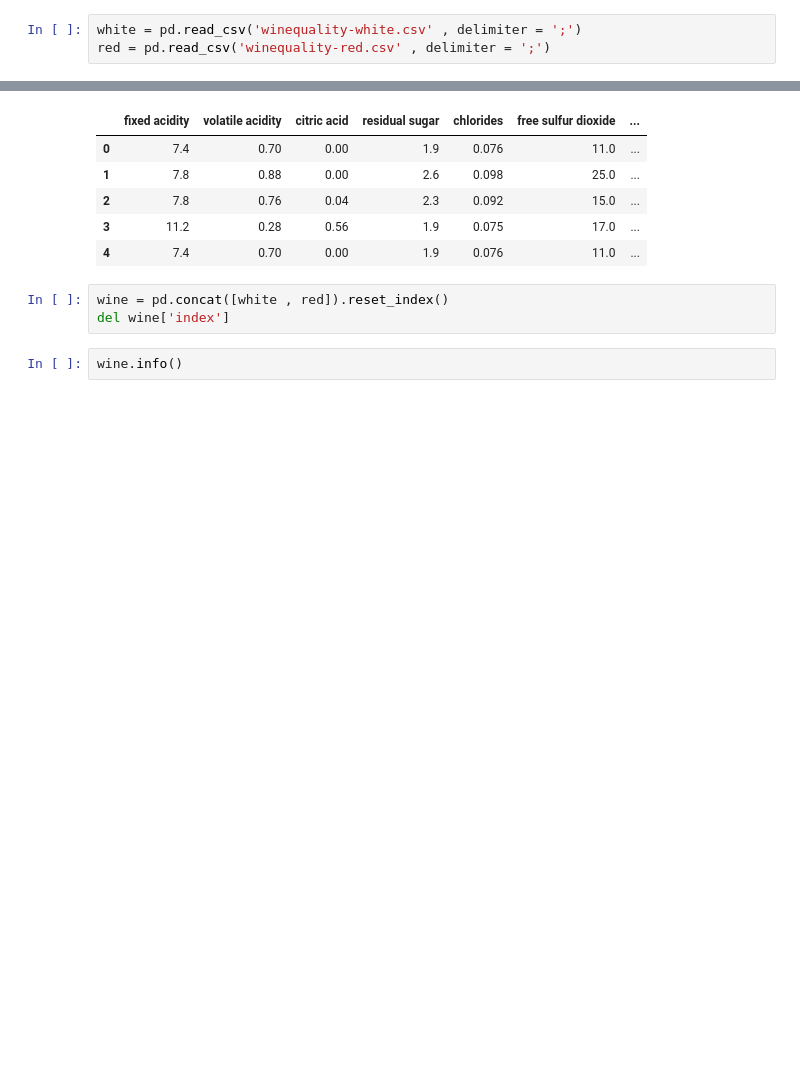
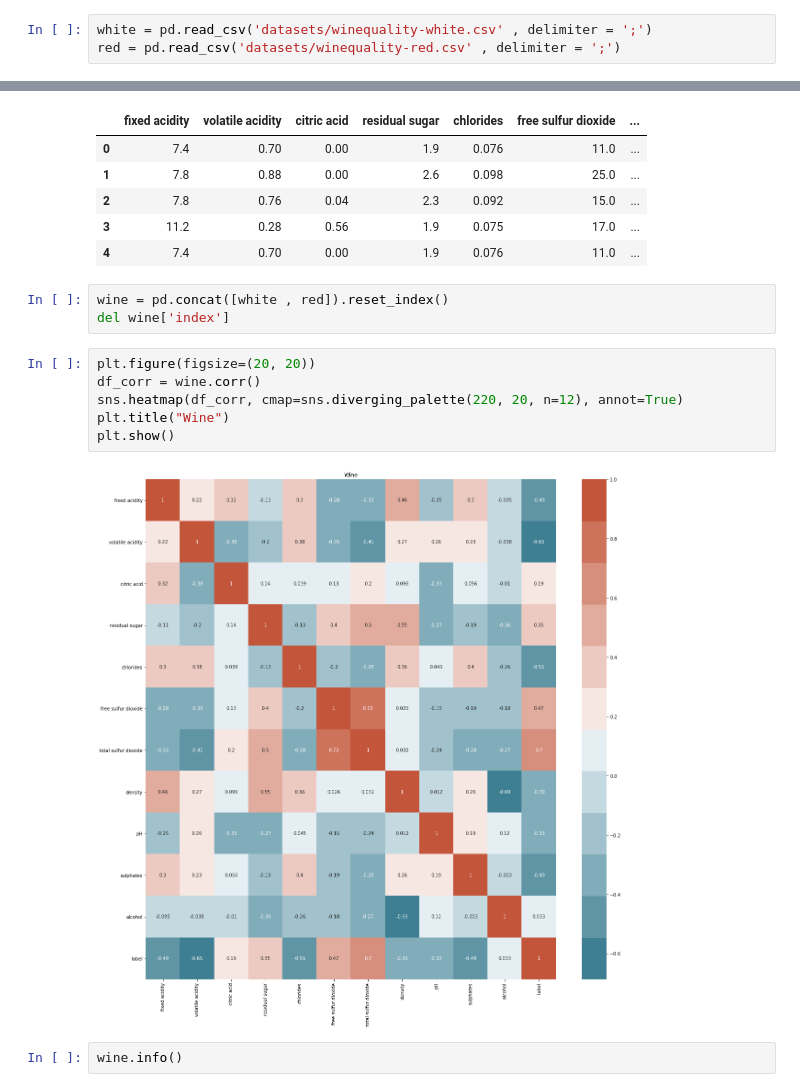
Before and after one commit to BahramJannesar/WineQualityMachineLearningAndDataAnalysis, a Jupyter notebook: Classification on wine Color ---> White or Red.ipynb, the cells around one changed output, grey strips where cells are left out. Drawn from its saved outputs; the diff is of its cells as text; blank space fills up the shorter version.

Commit message:
add heatmap corr for red and white wine

```diff
--- a/Classification on wine Color ---> White or Red.ipynb
+++ b/Classification on wine Color ---> White or Red.ipynb
@@ -12,8 +13,8 @@ from sklearn.svm import SVC
 from sklearn.metrics import classification_report , confusion_matrix , roc_curve , roc_auc_score
 from sklearn import metrics
 # %%
-white = pd.read_csv('winequality-white.csv' , delimiter = ';')
-red = pd.read_csv('winequality-red.csv' , delimiter = ';')
+white = pd.read_csv('datasets/winequality-white.csv' , delimiter = ';')
+red = pd.read_csv('datasets/winequality-red.csv' , delimiter = ';')
 # %%
 white.drop(['quality'] , axis = 1 , inplace=True)
 red.drop(['quality'] , axis = 1 , inplace=True)
@@ -41,6 +42,14 @@ red.head()
 # %%
 wine = pd.concat([white , red]).reset_index()
 del wine['index']
+# %%
+plt.figure(figsize=(20, 20))
+df_corr = wine.corr()
+sns.heatmap(df_corr, cmap=sns.diverging_palette(220, 20, n=12), annot=True)
+plt.title("Wine")
+plt.show()
+# %% [output]
+[figure, added]
 # %%
 wine.info()
 # %% [output]
```
Also changed, not shown: parts of 2 cells of this notebook, 1 other file.
